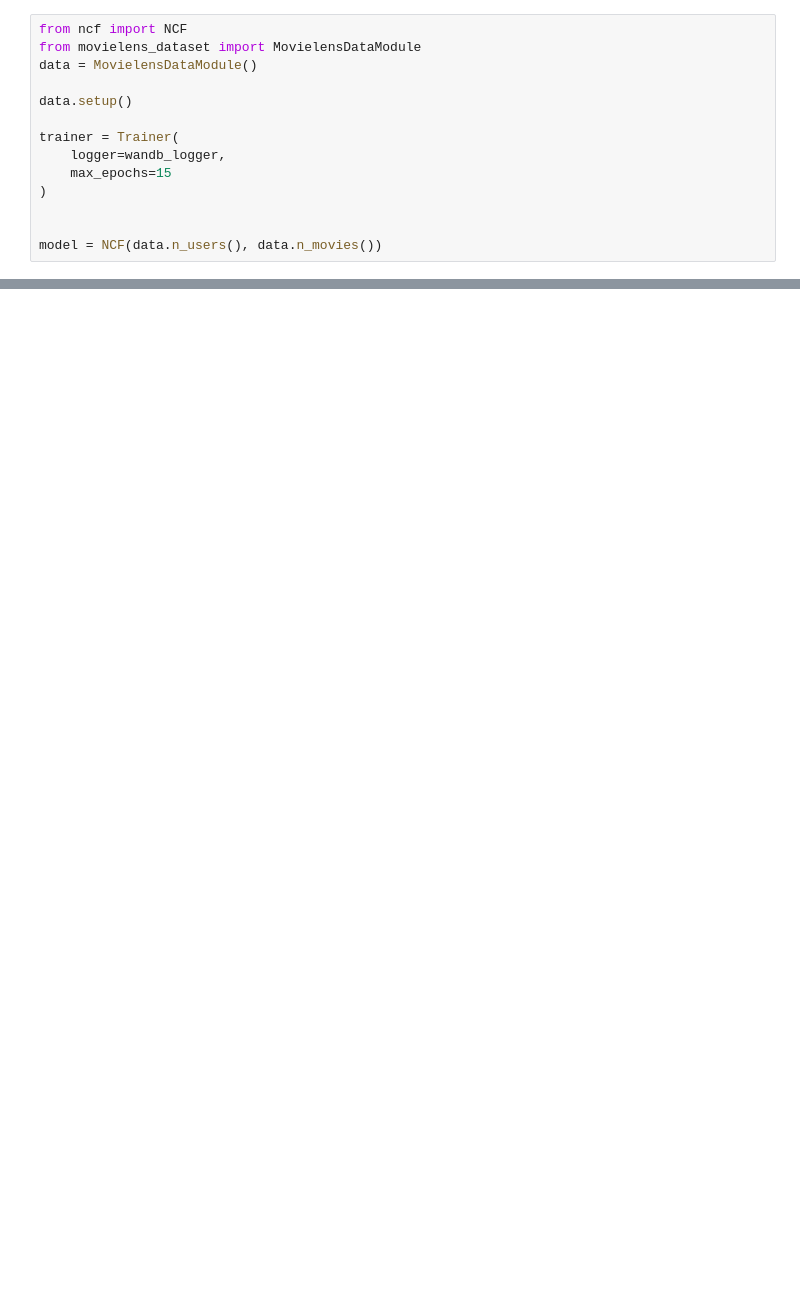
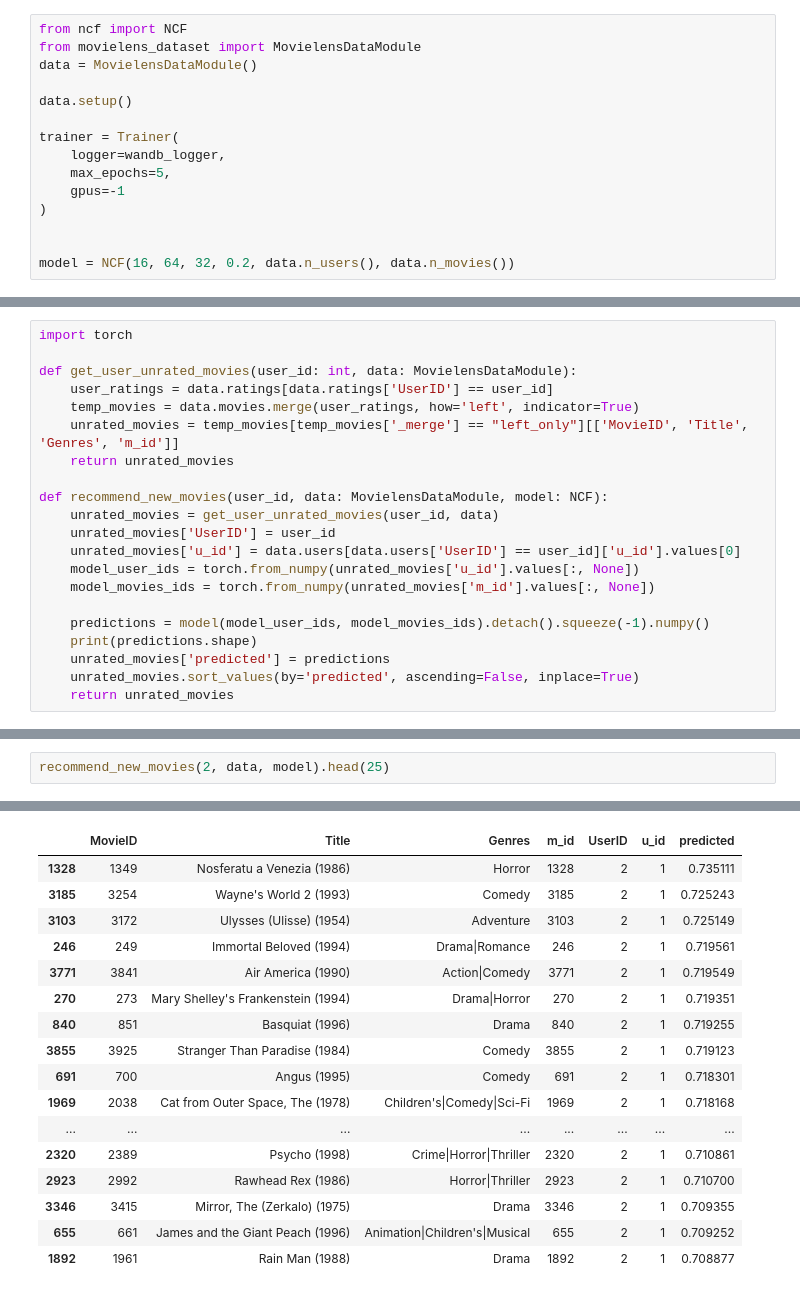
Before and after one commit to Ceglowa/sys-rek-l1, a Jupyter notebook: ncf/train.ipynb, the cells around one changed output, grey strips where cells are left out. Saved outputs shown, nothing was run; the diff lists cells and outputs as text; blank space fills up the shorter version.

```diff
--- a/ncf/train.ipynb
+++ b/ncf/train.ipynb
@@ -25,9 +22,10 @@ data.setup()
 
 trainer = Trainer(
     logger=wandb_logger,
-    max_epochs=15
+    max_epochs=5,
+    gpus=-1
 )
 
 
-model = NCF(data.n_users(), data.n_movies())
+model = NCF(16, 64, 32, 0.2, data.n_users(), data.n_movies())
 # %% [output]
@@ -56,0 +64,21 @@ False
+# %%
+import torch
+
+def get_user_unrated_movies(user_id: int, data: MovielensDataModule):
+    user_ratings = data.ratings[data.ratings['UserID'] == user_id]
+    temp_movies = data.movies.merge(user_ratings, how='left', indicator=True)
+    unrated_movies = temp_movies[temp_movies['_merge'] == "left_only"][['MovieID', 'Title', 'Genres', 'm_id']]
+    return unrated_movies
+
+def recommend_new_movies(user_id, data: MovielensDataModule, model: NCF):
+    unrated_movies = get_user_unrated_movies(user_id, data)
+    unrated_movies['UserID'] = user_id
+    unrated_movies['u_id'] = data.users[data.users['UserID'] == user_id]['u_id'].values[0]
+    model_user_ids = torch.from_numpy(unrated_movies['u_id'].values[:, None])
+    model_movies_ids = torch.from_numpy(unrated_movies['m_id'].values[:, None])
+
+    predictions = model(model_user_ids, model_movies_ids).detach().squeeze(-1).numpy()
+    print(predictions.shape)
+    unrated_movies['predicted'] = predictions
+    unrated_movies.sort_values(by='predicted', ascending=False, inplace=True)
+    return unrated_movies
@@ -56,0 +106,3 @@ False
+# %%
+recommend_new_movies(2, data, model).head(25)
+# %% [output]
@@ -56,0 +110,17 @@ False
+|  | MovieID | Title | Genres | m_id | UserID | u_id | predicted |
+| 1328 | 1349 | Nosferatu a Venezia (1986) | Horror | 1328 | 2 | 1 | 0.735111 |
+| 3185 | 3254 | Wayne's World 2 (1993) | Comedy | 3185 | 2 | 1 | 0.725243 |
+| 3103 | 3172 | Ulysses (Ulisse) (1954) | Adventure | 3103 | 2 | 1 | 0.725149 |
+| 246 | 249 | Immortal Beloved (1994) | Drama|Romance | 246 | 2 | 1 | 0.719561 |
+| 3771 | 3841 | Air America (1990) | Action|Comedy | 3771 | 2 | 1 | 0.719549 |
+| 270 | 273 | Mary Shelley's Frankenstein (1994) | Drama|Horror | 270 | 2 | 1 | 0.719351 |
+| 840 | 851 | Basquiat (1996) | Drama | 840 | 2 | 1 | 0.719255 |
+| 3855 | 3925 | Stranger Than Paradise (1984) | Comedy | 3855 | 2 | 1 | 0.719123 |
+| 691 | 700 | Angus (1995) | Comedy | 691 | 2 | 1 | 0.718301 |
+| 1969 | 2038 | Cat from Outer Space, The (1978) | Children's|Comedy|Sci-Fi | 1969 | 2 | 1 | 0.718168 |
+| ... | ... | ... | ... | ... | ... | ... | ... |
+| 2320 | 2389 | Psycho (1998) | Crime|Horror|Thriller | 2320 | 2 | 1 | 0.710861 |
+| 2923 | 2992 | Rawhead Rex (1986) | Horror|Thriller | 2923 | 2 | 1 | 0.710700 |
+| 3346 | 3415 | Mirror, The (Zerkalo) (1975) | Drama | 3346 | 2 | 1 | 0.709355 |
+| 655 | 661 | James and the Giant Peach (1996) | Animation|Children's|Musical | 655 | 2 | 1 | 0.709252 |
+| 1892 | 1961 | Rain Man (1988) | Drama | 1892 | 2 | 1 | 0.708877 |
```
Also changed, not shown: parts of 21 cells of this notebook, 1 other file.
